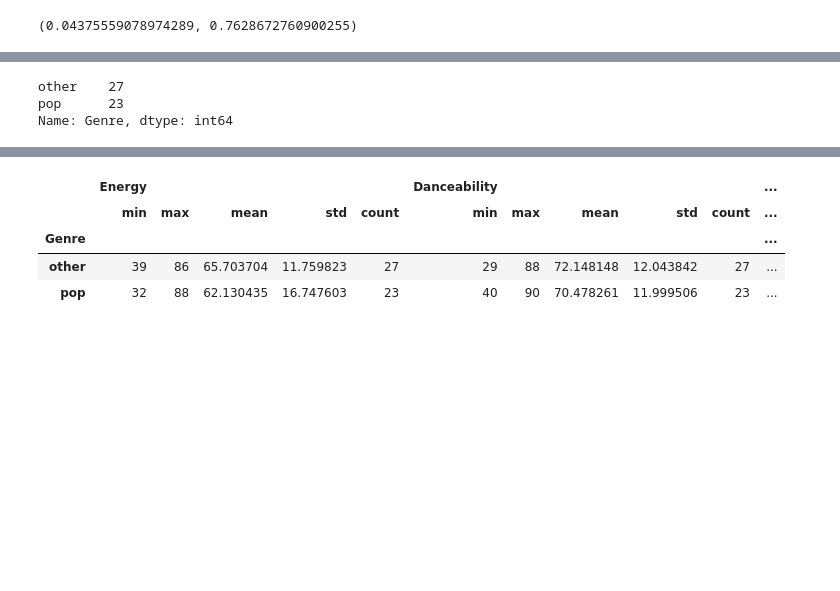
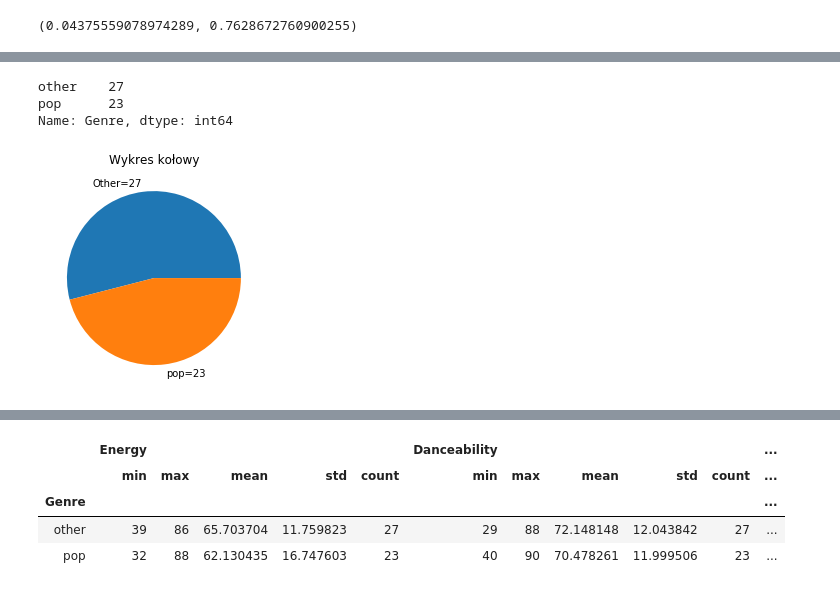
Before and after one commit to sageroe/Data_analysis, a Jupyter notebook: Raport.ipynb, the cells around one changed output, grey strips where cells are left out. Drawn from its saved outputs; the diff is of its cells as text; code cells hidden in the pictures; blank space fills up the shorter version.

```diff
--- a/Raport.ipynb
+++ b/Raport.ipynb
@@ -192,12 +187,17 @@ data["Genre"] = data["Genre"].where(data["Genre"] == "pop","other")
 #podmieniam podrodzaje muzyki takie jak "house pop" "panamian pop" na "pop"
 #podmieniam wszystkie inne rodzaje muzyki na other, ponieważ zostało ich mało. Chcę sprawdzić czy zróżnicowanie pod względem
 #kategorii jest różne czy takie samo dla popu i innych
-# %%
-data["Genre"].value_counts()
-# %% [output]
-other    27
-pop      23
-Name: Genre, dtype: int64
+# %%
+s = data["Genre"].value_counts() ### ilość popu i innych
+print(s)
+plt.pie(s, labels = ['Other=27', 'pop=23'])
+plt.title('Wykres kołowy')
+plt.show()
+# %% [output]
+other    27
+pop      23
+Name: Genre, dtype: int64
+[figure, added]
 # %%
 data.describe()
 # %% [output]
```
Also changed, not shown: parts of 15 cells of this notebook.
